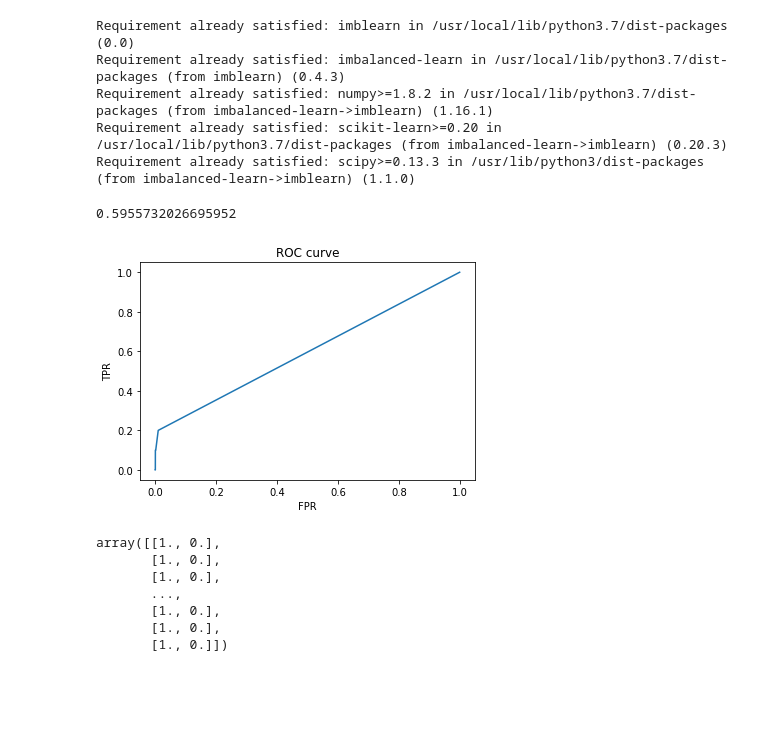
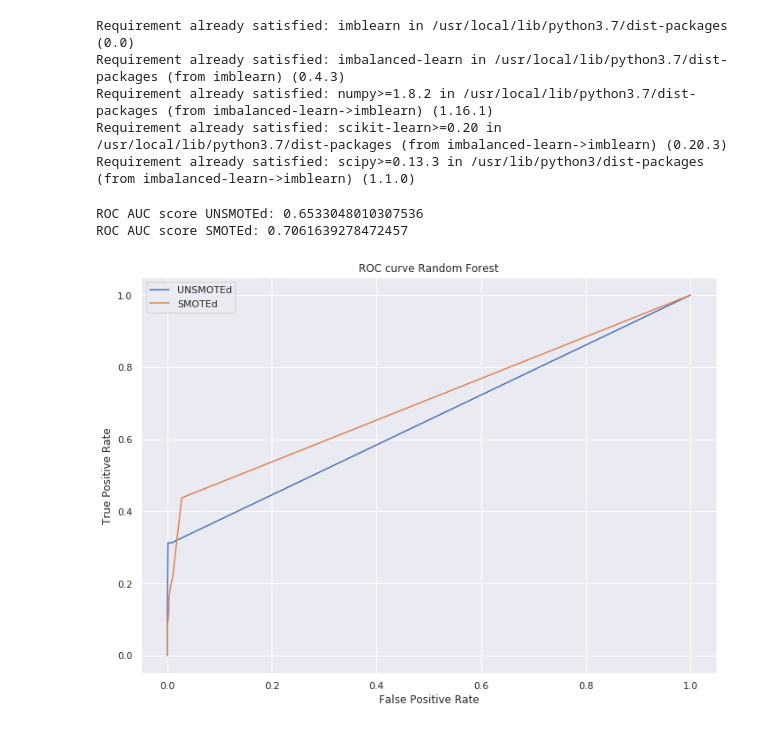
Before and after one commit to MartijnVermeulen96/CS4035-Labs, a Jupyter notebook: Lab1/Code/Imbalance task.ipynb, the cells around one changed output. Saved outputs shown, nothing was run; the diff lists cells and outputs as text; code cells hidden in the pictures; blank space fills up the shorter version.

Commit message:
ROC AUC classifier checks

```diff
--- a/Lab1/Code/Imbalance task.ipynb
+++ b/Lab1/Code/Imbalance task.ipynb
@@ -19,3 +23,6 @@ from sklearn.ensemble import RandomForestClassifier
+# %%
+# Set the plot size
+sns.set(rc={'figure.figsize':(11.7,8.27)})
 # %%
 def print_scores(y_predict, y_true):
     TP, FP, FN, TN = 0, 0, 0, 0
@@ -91,31 +93,26 @@ x_train_smoted, y_train_smoted = sm.fit_resample(x_train, y_train)
 # %%
-# Run the Random Forest classifier
-clf = RandomForestClassifier(n_estimators = ).fit(x_train, y_train)
+def train_and_plot_SMOTE(clf, x, y, title):
+    ## Make a split on the train/test set
+    x_train, x_test, y_train, y_test = train_test_split(x, y, test_size = 0.1)
+    x_train_smoted, y_train_smoted = sm.fit_resample(x_train, y_train)
 
-trained_clf = clf.fit(x_train, y_train)
+    trained_clf = clf.fit(x_train, y_train)
+    predictions = trained_clf.predict_proba(x_test)
 
-predictions = trained_clf.predict_proba(x_test)
+    trained_clf_smoted = clf.fit(x_train_smoted, y_train_smoted)
+    predictions_smoted = trained_clf_smoted.predict_proba(x_test)
 
-print(roc_auc_score(y_test, predictions[:,1]))
 
-fpr, tpr, _ = roc_curve(y_test, predictions[:,1])
+    print("ROC AUC score UNSMOTEd: " + str(roc_auc_score(y_test, predictions[:,1])))
+    fpr, tpr, _ = roc_curve(y_test, predictions[:,1])
+    print("ROC AUC score SMOTEd: " + str(roc_auc_score(y_test, predictions_smoted[:,1])))
+    fpr_smoted, tpr_smoted, _ = roc_curve(y_test, predictions_smoted[:,1])
 
-plt.clf()
-plt.plot(fpr, tpr)
-plt.xlabel('FPR')
-plt.ylabel('TPR')
-plt.title('ROC curve')
-plt.show()
+    plt.clf()
+    plt.plot(fpr, tpr, label='UNSMOTEd')
+    plt.plot(fpr_smoted, tpr_smoted, label='SMOTEd')
+    plt.xlabel('False Positive Rate')
+    plt.ylabel('True Positive Rate')
+    plt.title('ROC curve ' + title)
+    plt.legend()
+    plt.show()
-# %% [output]
-0.5955732026695952
-[figure, removed]
-# %%
-predictions
-# %% [output]
-array([[1., 0.],
-       [1., 0.],
-       [1., 0.],
-       ...,
-       [1., 0.],
-       [1., 0.],
-       [1., 0.]])
@@ -134,0 +119,8 @@ plt.show()
+# %%
+# Run the Random Forest classifier
+clf = RandomForestClassifier()
+train_and_plot_SMOTE(clf, x, y, "Random Forest")
+# %% [output]
+ROC AUC score UNSMOTEd: 0.6533048010307536
+ROC AUC score SMOTEd: 0.7061639278472457
+[figure, added]
```
Also changed, not shown: parts of 7 cells of this notebook.
